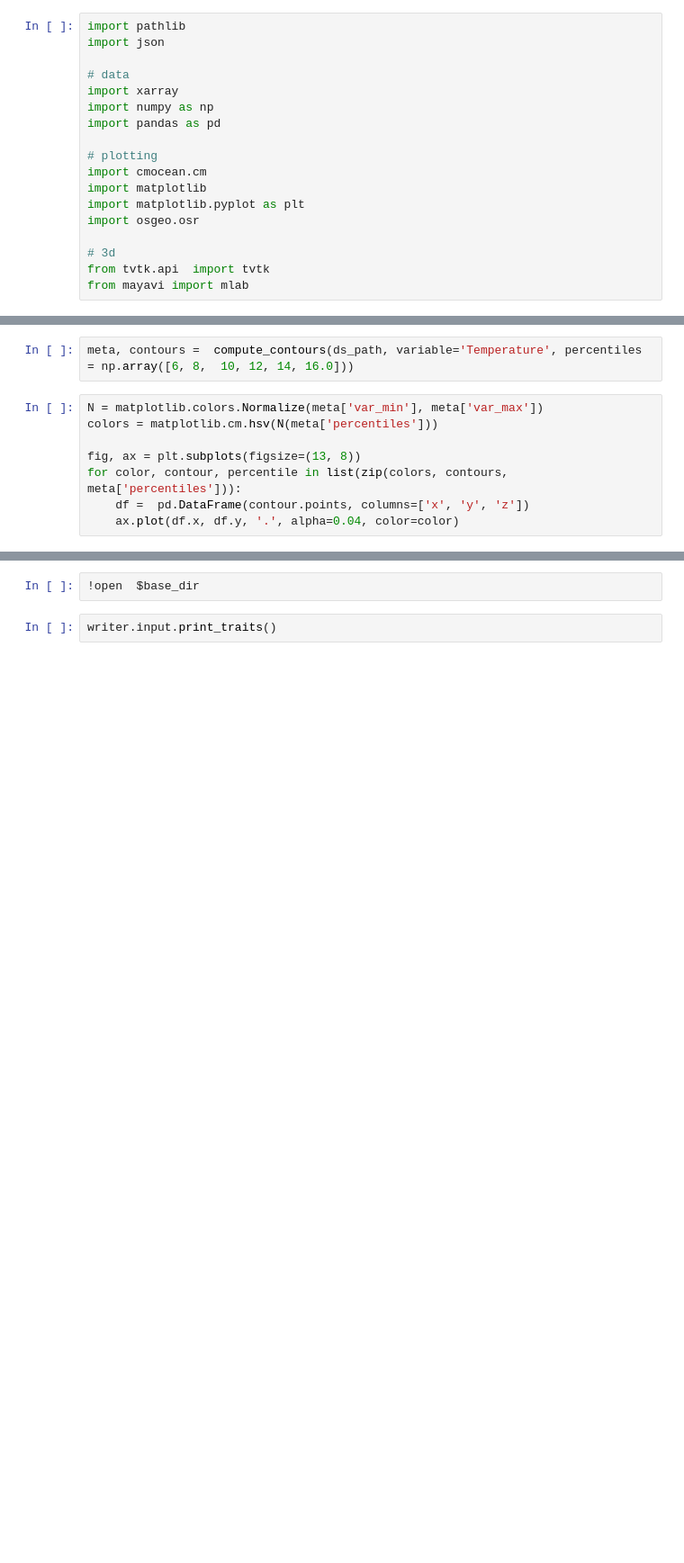
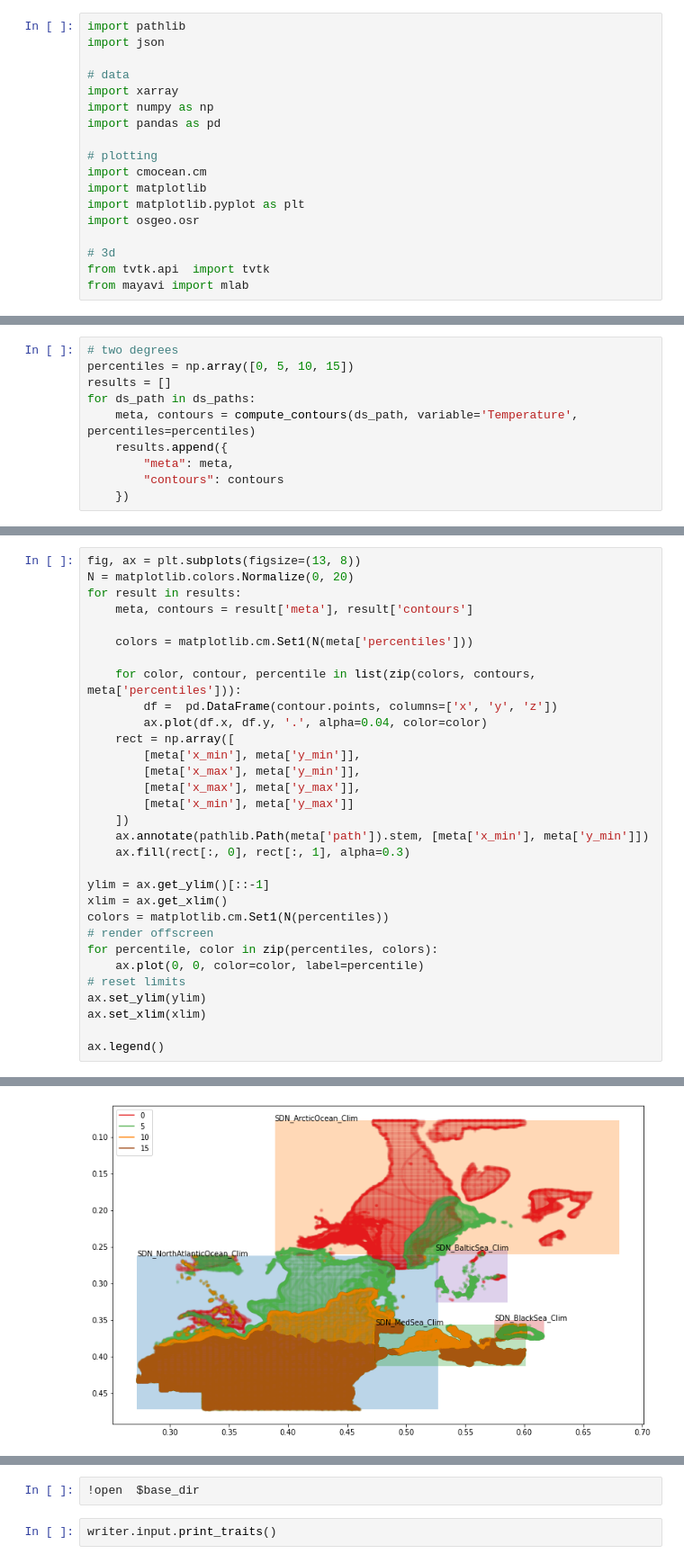
Before and after one commit to openearth/sdc-visualization, a Jupyter notebook: notebooks/isosurface.ipynb, the cells around one changed output, grey strips where cells are left out. Shown: that part at 90% size. Cells and saved outputs as stored; diff of their text form; blank space fills up the shorter version.

```diff
--- a/notebooks/isosurface.ipynb
+++ b/notebooks/isosurface.ipynb
@@ -150,11 +286 @@ def compute_contours(ds_path, variable='Temperature', percentiles=None):
     return meta, contours
-# %%
-meta, contours =  compute_contours(ds_path, variable='Temperature', percentiles = np.array([6, 8,  10, 12, 14, 16.0]))
-# %%
-N = matplotlib.colors.Normalize(meta['var_min'], meta['var_max'])
-colors = matplotlib.cm.hsv(N(meta['percentiles']))
-
-fig, ax = plt.subplots(figsize=(13, 8))
-for color, contour, percentile in list(zip(colors, contours, meta['percentiles'])):
-    df =  pd.DataFrame(contour.points, columns=['x', 'y', 'z'])
-    ax.plot(df.x, df.y, '.', alpha=0.04, color=color)
@@ -162,0 +287,10 @@ for color, contour, percentile in list(zip(colors, contours, meta['percentiles']
+# %%
+# two degrees
+percentiles = np.array([0, 5, 10, 15])
+results = []
+for ds_path in ds_paths:
+    meta, contours = compute_contours(ds_path, variable='Temperature', percentiles=percentiles)
+    results.append({
+        "meta": meta,
+        "contours": contours
+    })
@@ -162,0 +308,32 @@ for color, contour, percentile in list(zip(colors, contours, meta['percentiles']
+# %%
+fig, ax = plt.subplots(figsize=(13, 8))
+N = matplotlib.colors.Normalize(0, 20)
+for result in results:
+    meta, contours = result['meta'], result['contours']
+
+    colors = matplotlib.cm.Set1(N(meta['percentiles']))
+
+    for color, contour, percentile in list(zip(colors, contours, meta['percentiles'])):
+        df =  pd.DataFrame(contour.points, columns=['x', 'y', 'z'])
+        ax.plot(df.x, df.y, '.', alpha=0.04, color=color)
+    rect = np.array([
+        [meta['x_min'], meta['y_min']],
+        [meta['x_max'], meta['y_min']],
+        [meta['x_max'], meta['y_max']],
+        [meta['x_min'], meta['y_max']]
+    ])
+    ax.annotate(pathlib.Path(meta['path']).stem, [meta['x_min'], meta['y_min']])
+    ax.fill(rect[:, 0], rect[:, 1], alpha=0.3)
+
+ylim = ax.get_ylim()[::-1]
+xlim = ax.get_xlim()
+colors = matplotlib.cm.Set1(N(percentiles))
+# render offscreen
+for percentile, color in zip(percentiles, colors):
+    ax.plot(0, 0, color=color, label=percentile)
+# reset limits
+ax.set_ylim(ylim)
+ax.set_xlim(xlim)
+
+ax.legend()
+# %% [output]
@@ -163 +341,2 @@ for color, contour, percentile in list(zip(colors, contours, meta['percentiles']
+[figure, added]
 # %%
```
Also changed, not shown: parts of 15 cells of this notebook.
